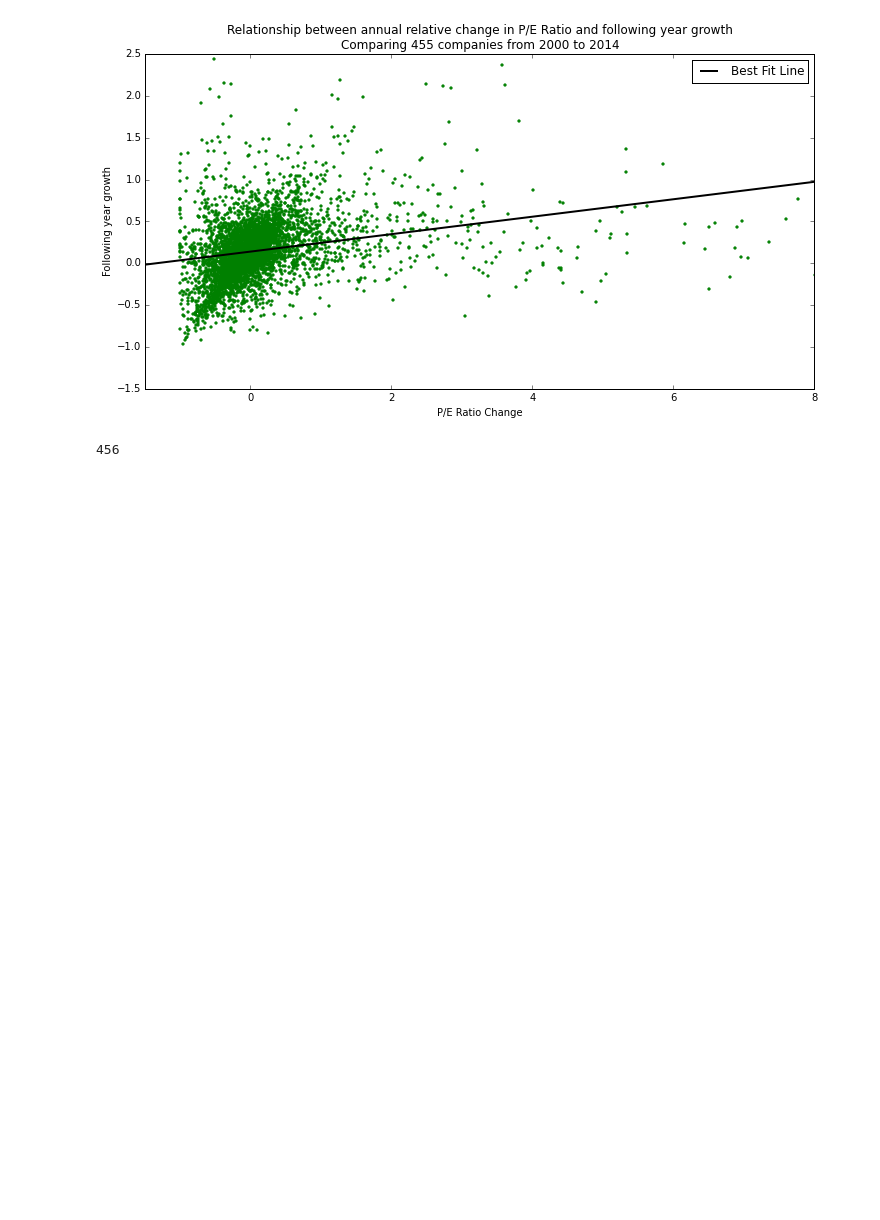
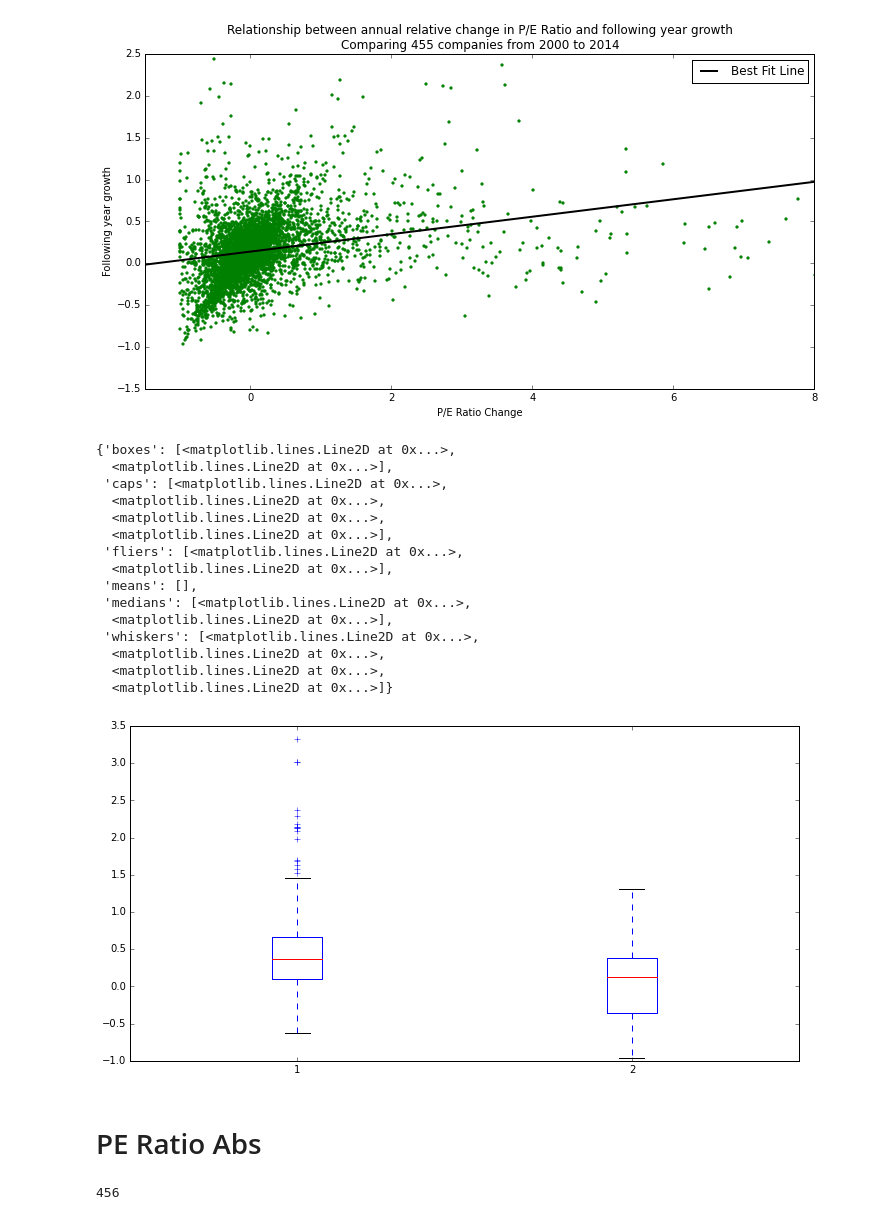
Before and after one commit to MarkDunne/final-year-project, a Jupyter notebook: work/Vis.ipynb, the cells around one changed output. Saved outputs shown, nothing was run; the diff lists cells and outputs as text; code cells hidden in the pictures; blank space fills up the shorter version.

```diff
--- a/work/Vis.ipynb
+++ b/work/Vis.ipynb
@@ -99,6 +99,34 @@ plt.legend()
 # %% [output]
 <matplotlib.legend.Legend at 0x...>
 [figure]
+# %%
+dataset = pe_returns_delta[(np.abs(stats.zscore(pe_returns_delta[['pe-delta-ratio']])) < .5).all(axis=1)]
+X = dataset['pe-delta-ratio'].reshape(-1, 1)
+y = dataset['returns'].reshape(-1, 1)
+
+high_pe_returns = dataset[stats.zscore(dataset['pe-delta-ratio']) > 1]['returns']
+low_pe_returns = dataset[stats.zscore(dataset['pe-delta-ratio']) < -1]['returns']
+
+plt.boxplot([high_pe_returns.values, low_pe_returns.values])
+# %% [output]
+{'boxes': [<matplotlib.lines.Line2D at 0x...>,
+  <matplotlib.lines.Line2D at 0x...>],
+ 'caps': [<matplotlib.lines.Line2D at 0x...>,
+  <matplotlib.lines.Line2D at 0x...>,
+  <matplotlib.lines.Line2D at 0x...>,
+  <matplotlib.lines.Line2D at 0x...>],
+ 'fliers': [<matplotlib.lines.Line2D at 0x...>,
+  <matplotlib.lines.Line2D at 0x...>],
+ 'means': [],
+ 'medians': [<matplotlib.lines.Line2D at 0x...>,
+  <matplotlib.lines.Line2D at 0x...>],
+ 'whiskers': [<matplotlib.lines.Line2D at 0x...>,
+  <matplotlib.lines.Line2D at 0x...>,
+  <matplotlib.lines.Line2D at 0x...>,
+  <matplotlib.lines.Line2D at 0x...>]}
+[figure, added]
+# %% [markdown]
+# PE Ratio Abs
 # %%
 pe_returns_abs = pd.read_csv('../data/fundamentals/pe_absolute_returns.csv')
 # %%
```
Also changed, not shown: parts of 5 cells of this notebook, 18 other files.
